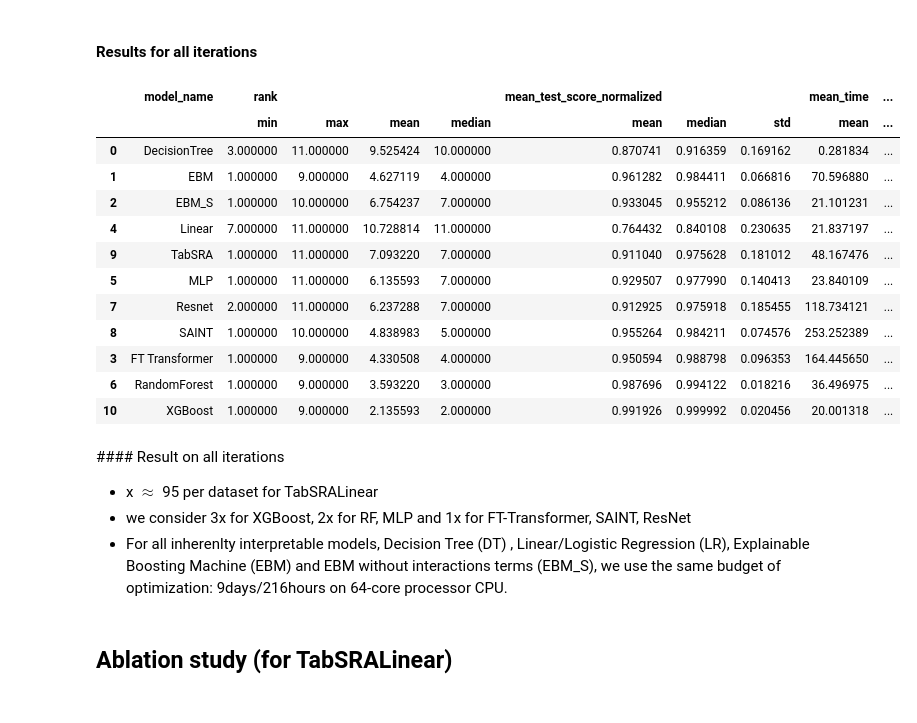
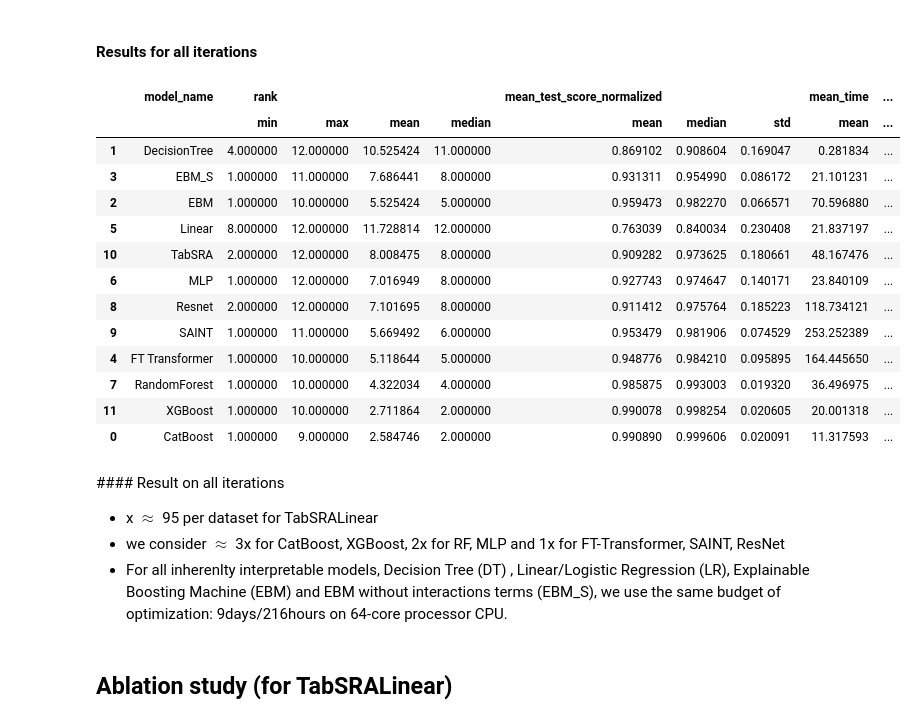
Before and after one commit to anselmeamekoe/TabSRA, a Jupyter notebook: tabular-benchmark/analyses/results.ipynb, the cells around one changed output. Saved outputs shown, nothing was run; the diff lists cells and outputs as text; code cells hidden in the pictures.

```diff
--- a/tabular-benchmark/analyses/results.ipynb
+++ b/tabular-benchmark/analyses/results.ipynb
@@ -141,26 +138,27 @@ res.iloc[[0,1,2,4,9,5,7,8,3,6,10]].style.background_gradient(cmap='coolwarm')
 # %% [markdown]
 #### Results for all iterations
-# %%
-res = boost_x_normalize_max_all.groupby(["model_name"],as_index=False).agg({'rank':["min","max","mean","median"],'mean_test_score'+'_normalized':["mean","median", "std"],'mean_time':["mean", "median"]})
-res.iloc[[0,1,2,4,9,5,7,8,3,6,10]].style.background_gradient(cmap='coolwarm')
-# %% [output]
-|  | model_name | rank |  |  |  | mean_test_score_normalized |  |  | mean_time | ... |
-|  |  | min | max | mean | median | mean | median | std | mean | ... |
-| 0 | DecisionTree | 3.000000 | 11.000000 | 9.525424 | 10.000000 | 0.870741 | 0.916359 | 0.169162 | 0.281834 | ... |
-| 1 | EBM | 1.000000 | 9.000000 | 4.627119 | 4.000000 | 0.961282 | 0.984411 | 0.066816 | 70.596880 | ... |
-| 2 | EBM_S | 1.000000 | 10.000000 | 6.754237 | 7.000000 | 0.933045 | 0.955212 | 0.086136 | 21.101231 | ... |
-| 4 | Linear | 7.000000 | 11.000000 | 10.728814 | 11.000000 | 0.764432 | 0.840108 | 0.230635 | 21.837197 | ... |
-| 9 | TabSRA | 1.000000 | 11.000000 | 7.093220 | 7.000000 | 0.911040 | 0.975628 | 0.181012 | 48.167476 | ... |
-| 5 | MLP | 1.000000 | 11.000000 | 6.135593 | 7.000000 | 0.929507 | 0.977990 | 0.140413 | 23.840109 | ... |
-| 7 | Resnet | 2.000000 | 11.000000 | 6.237288 | 7.000000 | 0.912925 | 0.975918 | 0.185455 | 118.734121 | ... |
-| 8 | SAINT | 1.000000 | 10.000000 | 4.838983 | 5.000000 | 0.955264 | 0.984211 | 0.074576 | 253.252389 | ... |
-| 3 | FT Transformer | 1.000000 | 9.000000 | 4.330508 | 4.000000 | 0.950594 | 0.988798 | 0.096353 | 164.445650 | ... |
-| 6 | RandomForest | 1.000000 | 9.000000 | 3.593220 | 3.000000 | 0.987696 | 0.994122 | 0.018216 | 36.496975 | ... |
-| 10 | XGBoost | 1.000000 | 9.000000 | 2.135593 | 2.000000 | 0.991926 | 0.999992 | 0.020456 | 20.001318 | ... |
+# %%
+res = boost_x_normalize_max_all.groupby(["model_name"],as_index=False).agg({'rank':["min","max","mean","median"],'mean_test_score'+'_normalized':["mean","median", "std"],'mean_time':["mean", "median"]})
+res.iloc[[1,3,2,5,10,6,8,9,4,7,11,0]].style.background_gradient(cmap='coolwarm')
+# %% [output]
+|  | model_name | rank |  |  |  | mean_test_score_normalized |  |  | mean_time | ... |
+|  |  | min | max | mean | median | mean | median | std | mean | ... |
+| 1 | DecisionTree | 4.000000 | 12.000000 | 10.525424 | 11.000000 | 0.869102 | 0.908604 | 0.169047 | 0.281834 | ... |
+| 3 | EBM_S | 1.000000 | 11.000000 | 7.686441 | 8.000000 | 0.931311 | 0.954990 | 0.086172 | 21.101231 | ... |
+| 2 | EBM | 1.000000 | 10.000000 | 5.525424 | 5.000000 | 0.959473 | 0.982270 | 0.066571 | 70.596880 | ... |
+| 5 | Linear | 8.000000 | 12.000000 | 11.728814 | 12.000000 | 0.763039 | 0.840034 | 0.230408 | 21.837197 | ... |
+| 10 | TabSRA | 2.000000 | 12.000000 | 8.008475 | 8.000000 | 0.909282 | 0.973625 | 0.180661 | 48.167476 | ... |
+| 6 | MLP | 1.000000 | 12.000000 | 7.016949 | 8.000000 | 0.927743 | 0.974647 | 0.140171 | 23.840109 | ... |
+| 8 | Resnet | 2.000000 | 12.000000 | 7.101695 | 8.000000 | 0.911412 | 0.975764 | 0.185223 | 118.734121 | ... |
+| 9 | SAINT | 1.000000 | 11.000000 | 5.669492 | 6.000000 | 0.953479 | 0.981906 | 0.074529 | 253.252389 | ... |
+| 4 | FT Transformer | 1.000000 | 10.000000 | 5.118644 | 5.000000 | 0.948776 | 0.984210 | 0.095895 | 164.445650 | ... |
+| 7 | RandomForest | 1.000000 | 10.000000 | 4.322034 | 4.000000 | 0.985875 | 0.993003 | 0.019320 | 36.496975 | ... |
+| 11 | XGBoost | 1.000000 | 10.000000 | 2.711864 | 2.000000 | 0.990078 | 0.998254 | 0.020605 | 20.001318 | ... |
+| 0 | CatBoost | 1.000000 | 9.000000 | 2.584746 | 2.000000 | 0.990890 | 0.999606 | 0.020091 | 11.317593 | ... |
 # %% [markdown]
 #### Result on all iterations
 - x $\approx$ 95 per dataset for TabSRALinear
-- we consider 3x for XGBoost, 2x for RF, MLP and 1x for FT-Transformer, SAINT, ResNet
+- we consider $\approx$ 3x for CatBoost, XGBoost, 2x for RF, MLP and 1x for FT-Transformer, SAINT, ResNet
 - For all inherenlty interpretable models, Decision Tree (DT) , Linear/Logistic Regression (LR), Explainable Boosting Machine (EBM)
 and EBM without interactions terms (EBM_S), we use the same budget of optimization: 9days/216hours on 64-core processor CPU.
 # %% [markdown]
```
Also changed, not shown: parts of 32 cells of this notebook, 2 other files.
